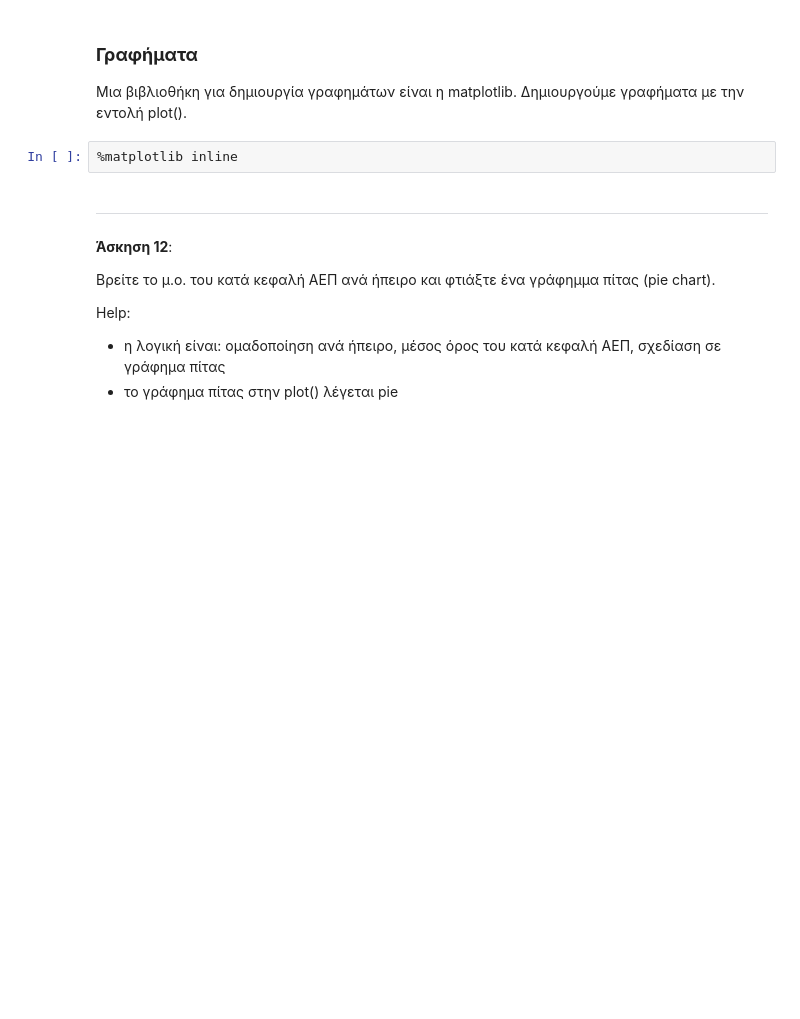
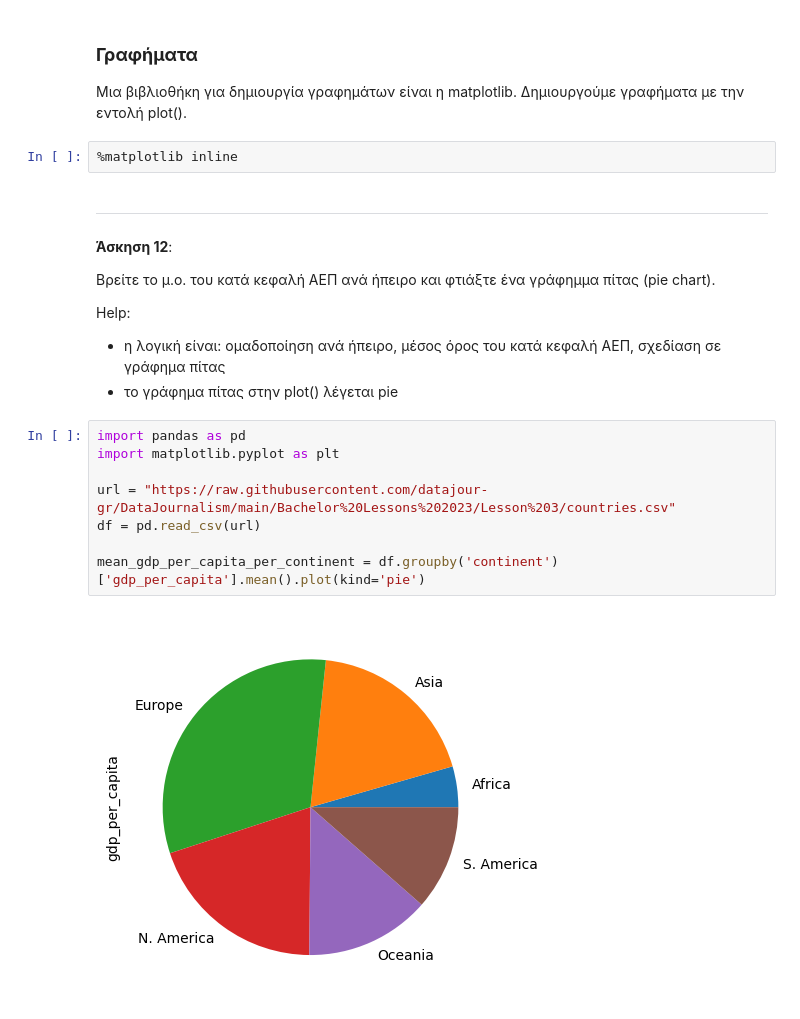
Before and after one commit to EleVasilaki/data_stories_for_emme, a Jupyter notebook: Homework_week8.ipynb, the cells around one changed output. Drawn from its saved outputs; the diff is of its cells as text; blank space fills up the shorter version.

```diff
--- a/Homework_week8.ipynb
+++ b/Homework_week8.ipynb
@@ -259,3 +373,13 @@ Name: 147, dtype: object
 Help:
 * η λογική είναι: ομαδοποίηση ανά ήπειρο, μέσος όρος του κατά κεφαλή ΑΕΠ, σχεδίαση σε γράφημα πίτας
 * το γράφημα πίτας στην plot() λέγεται pie
+# %%
+import pandas as pd
+import matplotlib.pyplot as plt
+
+url = "https://raw.githubusercontent.com/datajour-gr/DataJournalism/main/Bachelor%20Lessons%202023/Lesson%203/countries.csv"
+df = pd.read_csv(url)
+
+mean_gdp_per_capita_per_continent = df.groupby('continent')['gdp_per_capita'].mean().plot(kind='pie')
+# %% [output]
+[figure, added]
```
Also changed, not shown: parts of 18 cells of this notebook.
